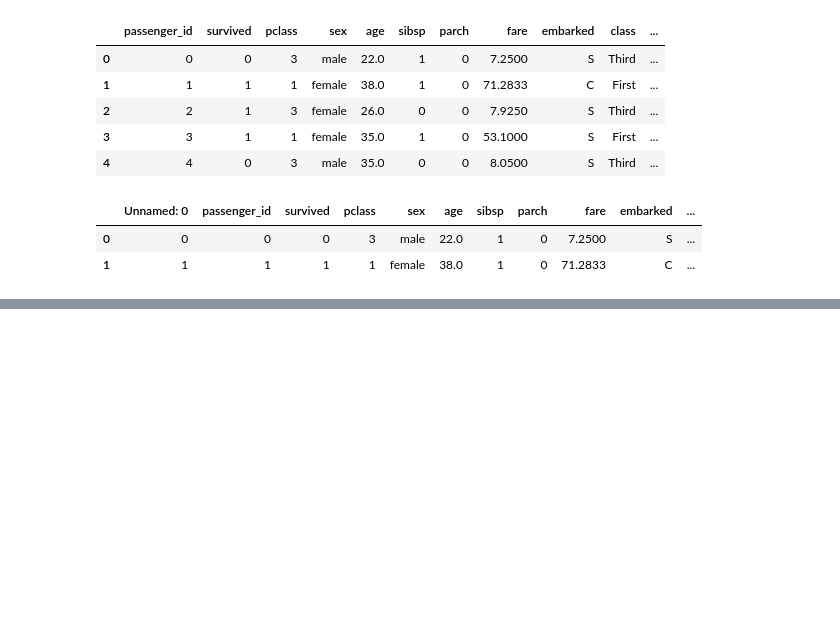
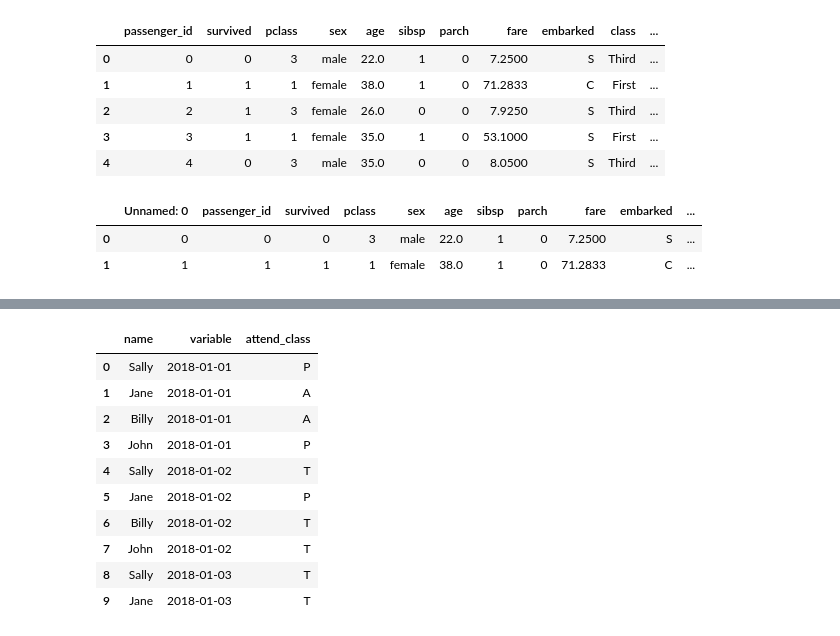
Before and after one commit to MigashaneVictoire/classification-exercises, a Jupyter notebook: classification_exercises.ipynb, the cells around one changed output, grey strips where cells are left out. Saved outputs shown, nothing was run; the diff lists cells and outputs as text; code cells hidden in the pictures; blank space fills up the shorter version.

```diff
--- a/classification_exercises.ipynb
+++ b/classification_exercises.ipynb
@@ -333,0 +351,18 @@ get_csv_from_codeup_database_("titanic.csv").head(2)
+# %%
+# melt the wide data to long
+#                              columns I want to keep
+attendance = attendance.melt(id_vars="Unnamed: 0")
+attendance = attendance.rename(columns={"Unnamed: 0":"name", "value":"attend_class"})
+attendance.head(10)
+# %% [output]
+|  | name | variable | attend_class |
+| 0 | Sally | 2018-01-01 | P |
+| 1 | Jane | 2018-01-01 | A |
+| 2 | Billy | 2018-01-01 | A |
+| 3 | John | 2018-01-01 | P |
+| 4 | Sally | 2018-01-02 | T |
+| 5 | Jane | 2018-01-02 | P |
+| 6 | Billy | 2018-01-02 | T |
+| 7 | John | 2018-01-02 | T |
+| 8 | Sally | 2018-01-03 | T |
+| 9 | Jane | 2018-01-03 | T |
```
Also changed, not shown: parts of 9 cells of this notebook.
